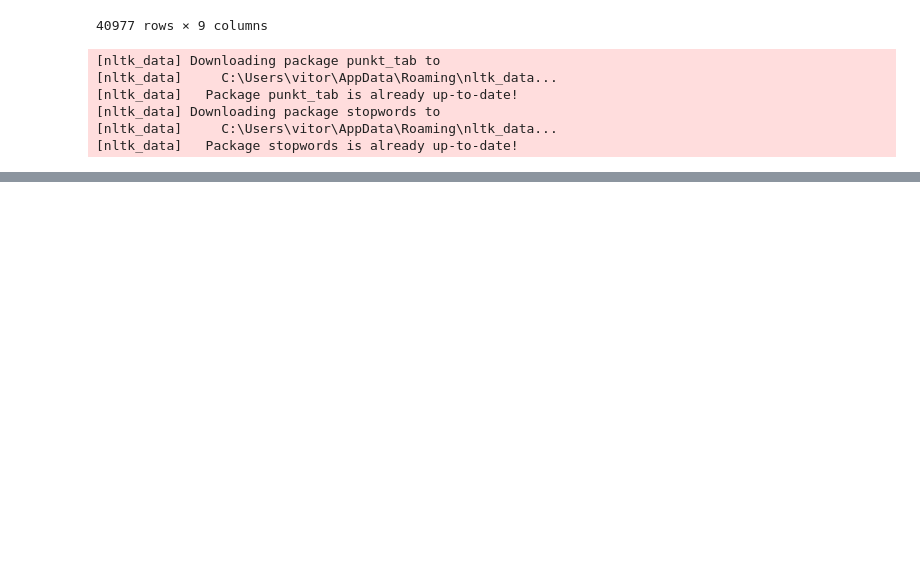
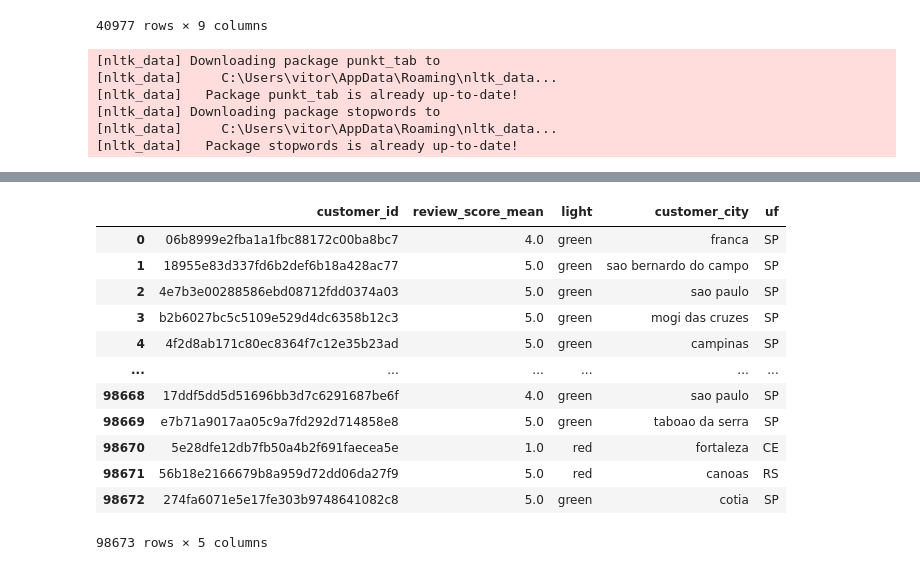
Before and after one commit to Lobinho1233/tech-challenge, a Jupyter notebook: notebook/analytics.ipynb, the cells around one changed output, grey strips where cells are left out. Cells and saved outputs as stored; diff of their text form; code cells hidden in the pictures; blank space fills up the shorter version.

```diff
--- a/notebook/analytics.ipynb
+++ b/notebook/analytics.ipynb
@@ -361,0 +441,18 @@ Name: count, dtype: int64
+# %%
+dataheeh = duckdb.sql(newquery).df()
+
+dataheeh
+# %% [output]
+|  | customer_id | review_score_mean | light | customer_city | uf |
+| 0 | 06b8999e2fba1a1fbc88172c00ba8bc7 | 4.0 | green | franca | SP |
+| 1 | 18955e83d337fd6b2def6b18a428ac77 | 5.0 | green | sao bernardo do campo | SP |
+| 2 | 4e7b3e00288586ebd08712fdd0374a03 | 5.0 | green | sao paulo | SP |
+| 3 | b2b6027bc5c5109e529d4dc6358b12c3 | 5.0 | green | mogi das cruzes | SP |
+| 4 | 4f2d8ab171c80ec8364f7c12e35b23ad | 5.0 | green | campinas | SP |
+| ... | ... | ... | ... | ... | ... |
+| 98668 | 17ddf5dd5d51696bb3d7c6291687be6f | 4.0 | green | sao paulo | SP |
+| 98669 | e7b71a9017aa05c9a7fd292d714858e8 | 5.0 | green | taboao da serra | SP |
+| 98670 | 5e28dfe12db7fb50a4b2f691faecea5e | 1.0 | red | fortaleza | CE |
+| 98671 | 56b18e2166679b8a959d72dd06da27f9 | 5.0 | red | canoas | RS |
+| 98672 | 274fa6071e5e17fe303b9748641082c8 | 5.0 | green | cotia | SP |
+98673 rows × 5 columns
```
Also changed, not shown: parts of 27 cells of this notebook.
